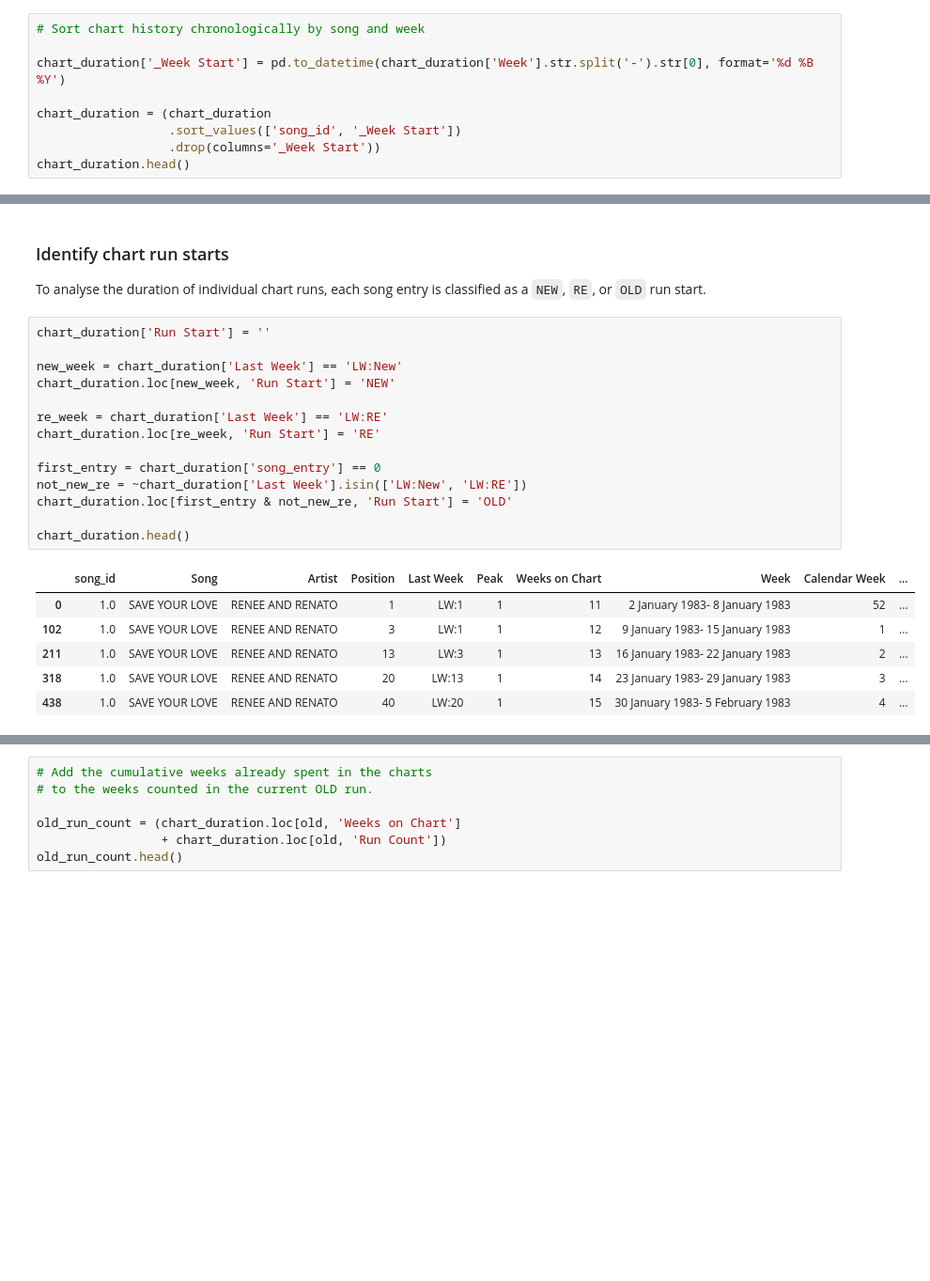
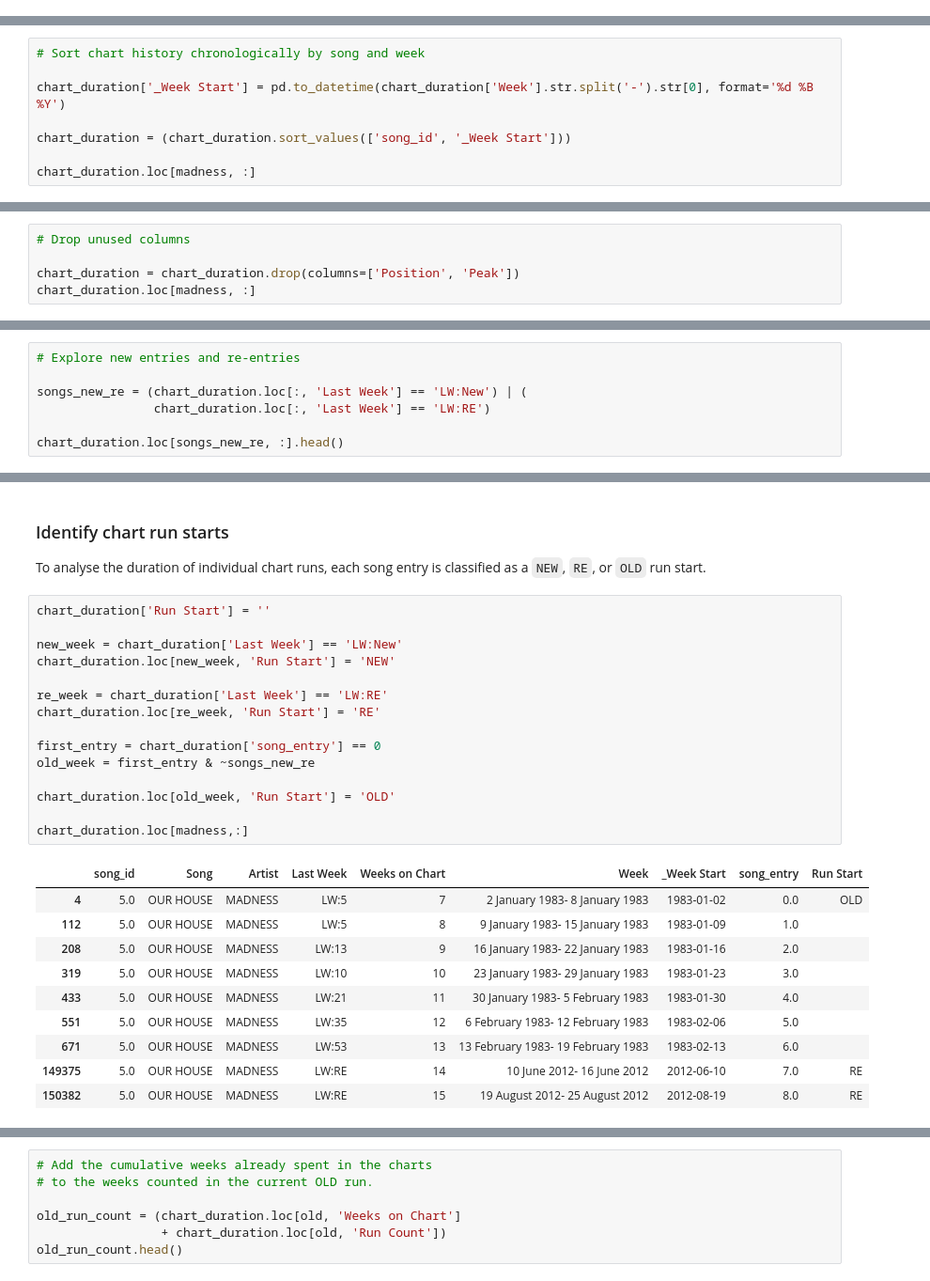
Before and after one commit to Sabrinalyst/what-happened-to-music, a Jupyter notebook: notebooks/04_chart_analysis.ipynb, the cells around one changed output, grey strips where cells are left out. Shown at 94% size. Saved outputs shown, nothing was run; the diff lists cells and outputs as text; blank space fills up the shorter version.

```diff
--- a/notebooks/04_chart_analysis.ipynb
+++ b/notebooks/04_chart_analysis.ipynb
@@ -1117,9 +1103,0 @@ chart_duration.head()
-# %%
-# Sort chart history chronologically by song and week
-
-chart_duration['_Week Start'] = pd.to_datetime(chart_duration['Week'].str.split('-').str[0], format='%d %B %Y')
-
-chart_duration = (chart_duration
-                  .sort_values(['song_id', '_Week Start'])
-                  .drop(columns='_Week Start'))
-chart_duration.head()
@@ -1143,0 +1104,8 @@ chart_duration.loc[chart_duration['Last Week'].isin(['LW:New', 'LW:RE'])].head()
+# %%
+# Sort chart history chronologically by song and week
+
+chart_duration['_Week Start'] = pd.to_datetime(chart_duration['Week'].str.split('-').str[0], format='%d %B %Y')
+
+chart_duration = (chart_duration.sort_values(['song_id', '_Week Start']))
+
+chart_duration.loc[madness, :]
@@ -1143,0 +1123,5 @@ chart_duration.loc[chart_duration['Last Week'].isin(['LW:New', 'LW:RE'])].head()
+# %%
+# Drop unused columns
+
+chart_duration = chart_duration.drop(columns=['Position', 'Peak'])
+chart_duration.loc[madness, :]
@@ -1146,3 +1141,10 @@ chart_duration.loc[chart_duration['Last Week'].isin(['LW:New', 'LW:RE'])].head()
 
 Not every song in the chart history has an explicit `NEW` or `RE`
 entry. These songs need to be identified before defining their chart run.
+# %%
+# Explore new entries and re-entries
+
+songs_new_re = (chart_duration.loc[:, 'Last Week'] == 'LW:New') | (
+                chart_duration.loc[:, 'Last Week'] == 'LW:RE')
+
+chart_duration.loc[songs_new_re, :].head()
@@ -1194,22 +1199,27 @@ classified as a `NEW`, `RE`, or `OLD` run start.
 # %%
 chart_duration['Run Start'] = ''
 
 new_week = chart_duration['Last Week'] == 'LW:New'
 chart_duration.loc[new_week, 'Run Start'] = 'NEW'
 
 re_week = chart_duration['Last Week'] == 'LW:RE'
 chart_duration.loc[re_week, 'Run Start'] = 'RE'
 
 first_entry = chart_duration['song_entry'] == 0
-not_new_re = ~chart_duration['Last Week'].isin(['LW:New', 'LW:RE'])
-chart_duration.loc[first_entry & not_new_re, 'Run Start'] = 'OLD'
+old_week = first_entry & ~songs_new_re
 
-chart_duration.head()
+chart_duration.loc[old_week, 'Run Start'] = 'OLD'
+
+chart_duration.loc[madness,:]
 # %% [output]
-|  | song_id | Song | Artist | Position | Last Week | Peak | Weeks on Chart | Week | Calendar Week | ... |
-| 0 | 1.0 | SAVE YOUR LOVE | RENEE AND RENATO | 1 | LW:1 | 1 | 11 | 2 January 1983- 8 January 1983 | 52 | ... |
-| 102 | 1.0 | SAVE YOUR LOVE | RENEE AND RENATO | 3 | LW:1 | 1 | 12 | 9 January 1983- 15 January 1983 | 1 | ... |
-| 211 | 1.0 | SAVE YOUR LOVE | RENEE AND RENATO | 13 | LW:3 | 1 | 13 | 16 January 1983- 22 January 1983 | 2 | ... |
-| 318 | 1.0 | SAVE YOUR LOVE | RENEE AND RENATO | 20 | LW:13 | 1 | 14 | 23 January 1983- 29 January 1983 | 3 | ... |
-| 438 | 1.0 | SAVE YOUR LOVE | RENEE AND RENATO | 40 | LW:20 | 1 | 15 | 30 January 1983- 5 February 1983 | 4 | ... |
+|  | song_id | Song | Artist | Last Week | Weeks on Chart | Week | _Week Start | song_entry | Run Start |
+| 4 | 5.0 | OUR HOUSE | MADNESS | LW:5 | 7 | 2 January 1983- 8 January 1983 | 1983-01-02 | 0.0 | OLD |
+| 112 | 5.0 | OUR HOUSE | MADNESS | LW:5 | 8 | 9 January 1983- 15 January 1983 | 1983-01-09 | 1.0 |  |
+| 208 | 5.0 | OUR HOUSE | MADNESS | LW:13 | 9 | 16 January 1983- 22 January 1983 | 1983-01-16 | 2.0 |  |
+| 319 | 5.0 | OUR HOUSE | MADNESS | LW:10 | 10 | 23 January 1983- 29 January 1983 | 1983-01-23 | 3.0 |  |
+| 433 | 5.0 | OUR HOUSE | MADNESS | LW:21 | 11 | 30 January 1983- 5 February 1983 | 1983-01-30 | 4.0 |  |
+| 551 | 5.0 | OUR HOUSE | MADNESS | LW:35 | 12 | 6 February 1983- 12 February 1983 | 1983-02-06 | 5.0 |  |
+| 671 | 5.0 | OUR HOUSE | MADNESS | LW:53 | 13 | 13 February 1983- 19 February 1983 | 1983-02-13 | 6.0 |  |
+| 149375 | 5.0 | OUR HOUSE | MADNESS | LW:RE | 14 | 10 June 2012- 16 June 2012 | 2012-06-10 | 7.0 | RE |
+| 150382 | 5.0 | OUR HOUSE | MADNESS | LW:RE | 15 | 19 August 2012- 25 August 2012 | 2012-08-19 | 8.0 | RE |
 # %%
```
Also changed, not shown: parts of 89 cells of this notebook.
